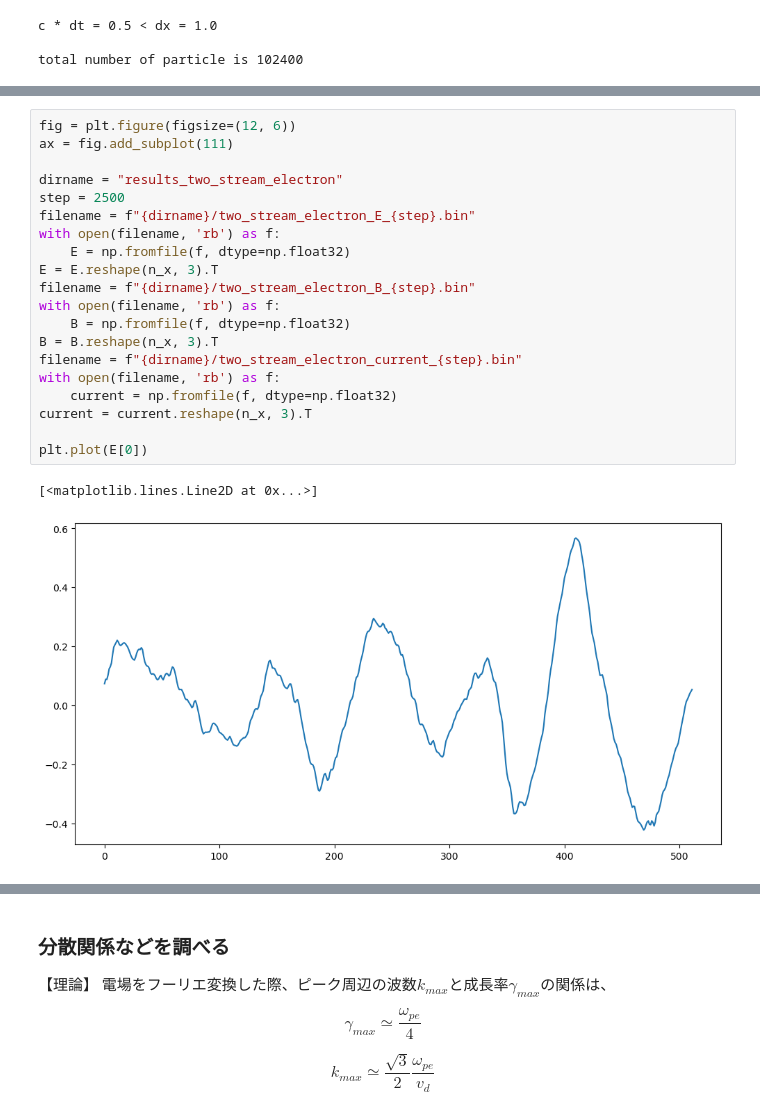
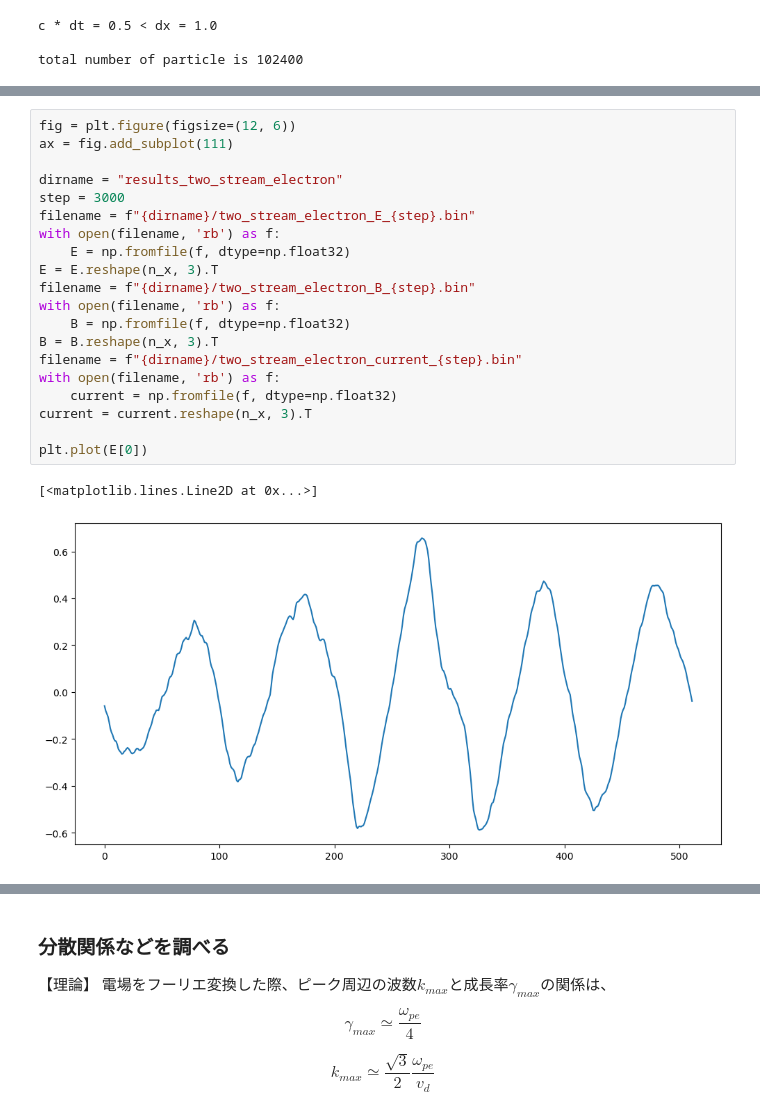
Before and after one commit to keita-akutagawa/PIC_GPU, a Jupyter notebook: examples_1D/two_stream_electron/PIC1D_two_stream_electron.ipynb, the cells around one changed output, grey strips where cells are left out. Saved outputs shown, nothing was run; the diff lists cells and outputs as text.

```diff
--- a/examples_1D/two_stream_electron/PIC1D_two_stream_electron.ipynb
+++ b/examples_1D/two_stream_electron/PIC1D_two_stream_electron.ipynb
@@ -98,26 +98,26 @@ ax.legend(loc='upper right', fontsize=20)
 # %%
 fig = plt.figure(figsize=(12, 6))
 ax = fig.add_subplot(111)
 
 dirname = "results_two_stream_electron"
-step = 2500
+step = 3000
 filename = f"{dirname}/two_stream_electron_E_{step}.bin"
 with open(filename, 'rb') as f:
     E = np.fromfile(f, dtype=np.float32)
 E = E.reshape(n_x, 3).T
 filename = f"{dirname}/two_stream_electron_B_{step}.bin"
 with open(filename, 'rb') as f:
     B = np.fromfile(f, dtype=np.float32)
 B = B.reshape(n_x, 3).T
 filename = f"{dirname}/two_stream_electron_current_{step}.bin"
 with open(filename, 'rb') as f:
     current = np.fromfile(f, dtype=np.float32)
 current = current.reshape(n_x, 3).T
 
 plt.plot(E[0])
 # %% [output]
 [<matplotlib.lines.Line2D at 0x...>]
-[figure, old version]
+[figure, new version]
 # %%
 fig = plt.figure(figsize=(12, 6))
 ax = fig.add_subplot(111)
```
Also changed, not shown: parts of 5 cells of this notebook, 22 other files.
